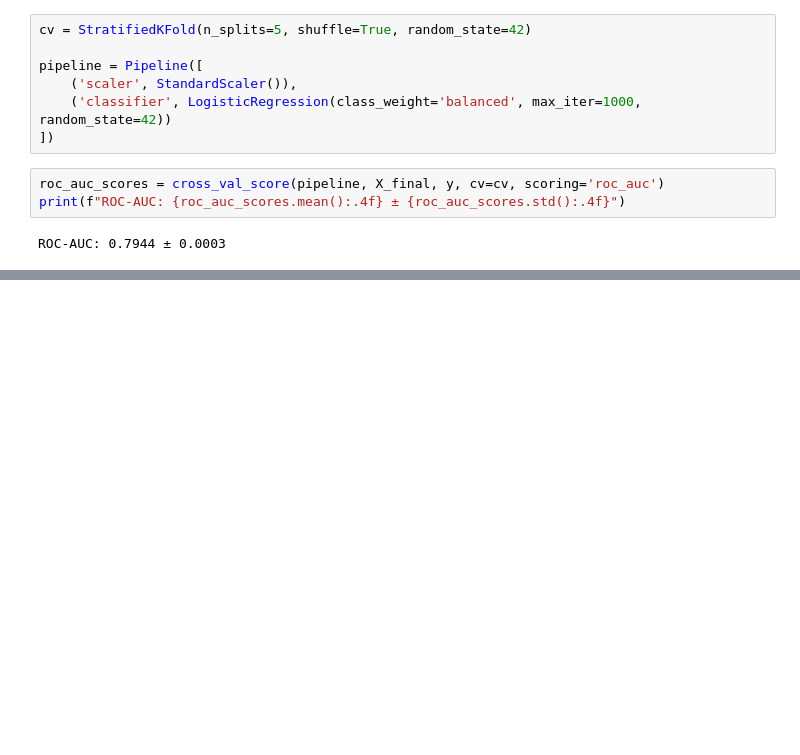
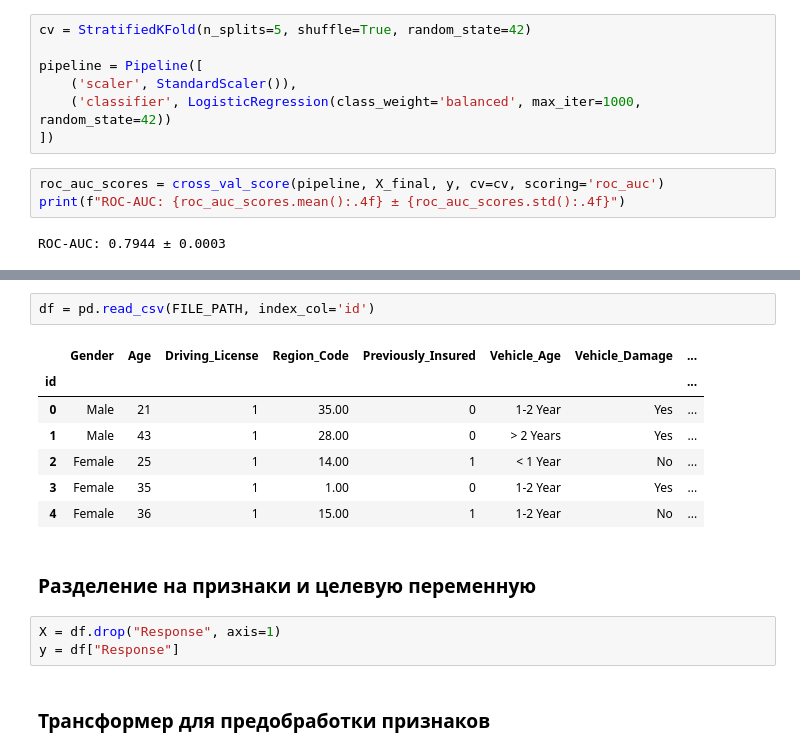
Before and after one commit to taysumova/urfu_ml, a Jupyter notebook: collabs/Кейс_10_Бинарная_классификация_перекрёстных_продаж_страхования.ipynb, the cells around one changed output, grey strips where cells are left out. Cells and saved outputs as stored; diff of their text form; blank space fills up the shorter version.

```diff
--- a/collabs/Кейс_10_Бинарная_классификация_перекрёстных_продаж_страхования.ipynb
+++ b/collabs/Кейс_10_Бинарная_классификация_перекрёстных_продаж_страхования.ipynb
@@ -790,0 +832,19 @@ ROC-AUC: 0.7944 ± 0.0003
+# %%
+df = pd.read_csv(FILE_PATH, index_col='id')
+# %% [output]
+|  | Gender | Age | Driving_License | Region_Code | Previously_Insured | Vehicle_Age | Vehicle_Damage | ... |
+| id |  |  |  |  |  |  |  | ... |
+| 0 | Male | 21 | 1 | 35.00 | 0 | 1-2 Year | Yes | ... |
+| 1 | Male | 43 | 1 | 28.00 | 0 | > 2 Years | Yes | ... |
+| 2 | Female | 25 | 1 | 14.00 | 1 | < 1 Year | No | ... |
+| 3 | Female | 35 | 1 | 1.00 | 0 | 1-2 Year | Yes | ... |
+| 4 | Female | 36 | 1 | 15.00 | 1 | 1-2 Year | No | ... |
+# %% [markdown]
+<a id="fource"></a>
+### Разделение на признаки и целевую переменную
+# %%
+X = df.drop("Response", axis=1)
+y = df["Response"]
+# %% [markdown]
+<a id="fource"></a>
+### Трансформер для предобработки признаков
```
Also changed, not shown: parts of 21 cells of this notebook.
